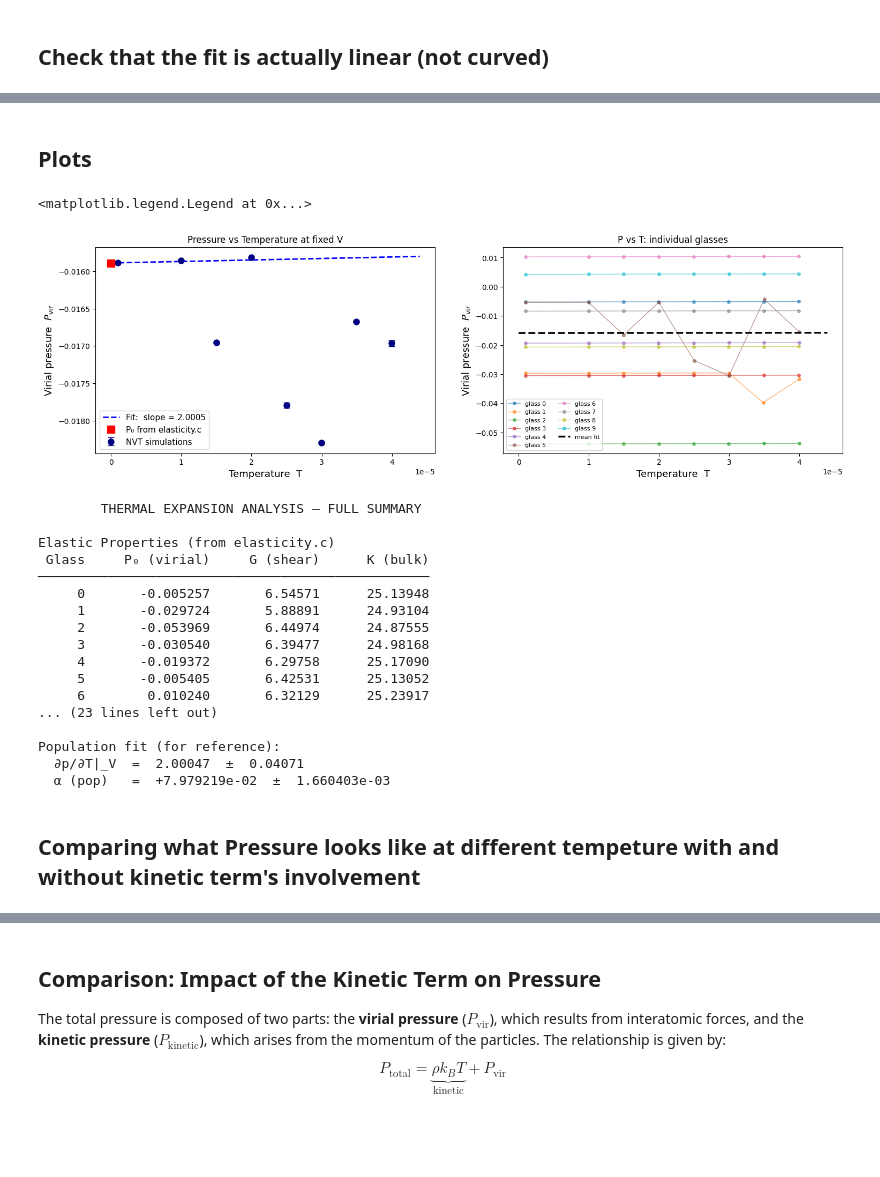
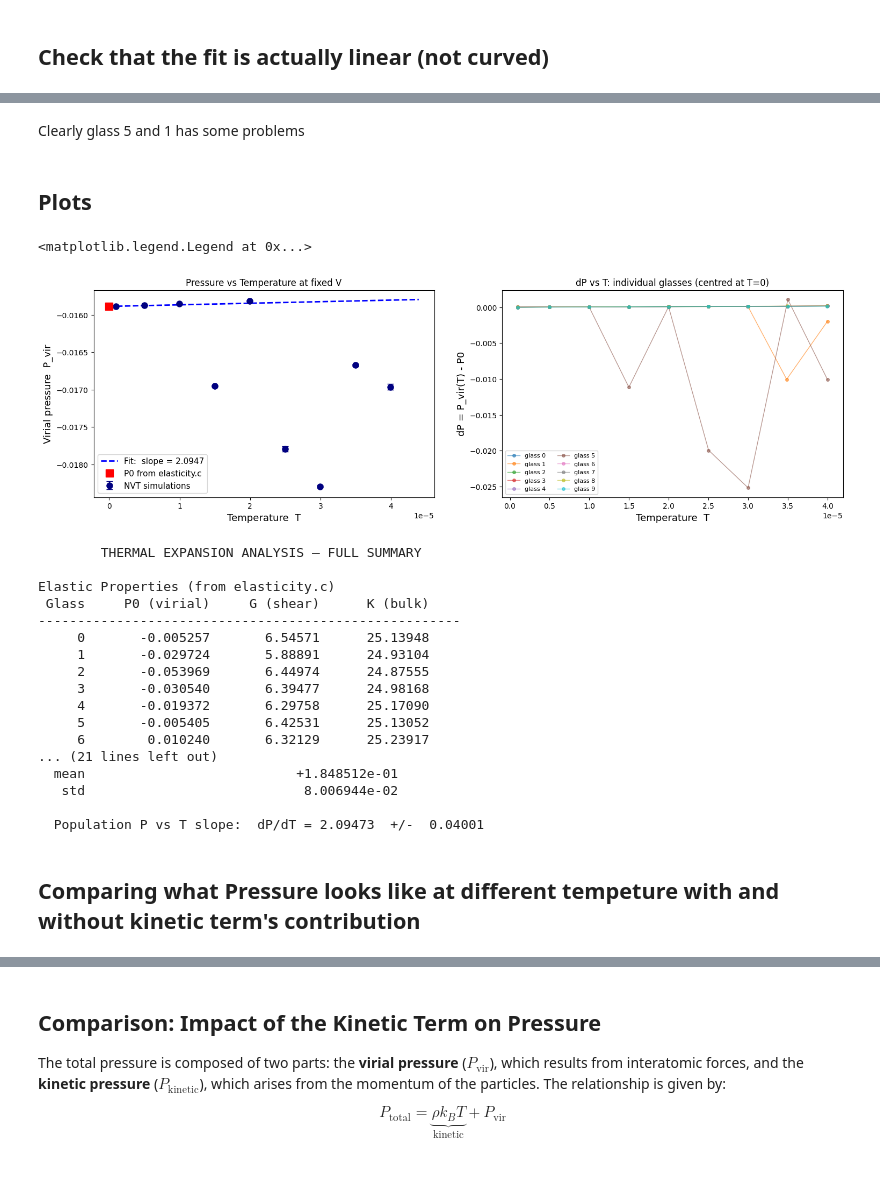
Before and after one commit to sangam28si24/glass_simulations_thermal_expansivity, a Jupyter notebook: LJ_glass/attempt_4/thermal_expansion_lj.ipynb, the cells around one changed output, grey strips where cells are left out. Cells and saved outputs as stored; diff of their text form; code cells hidden in the pictures; blank space fills up the shorter version.

```diff
--- a/LJ_glass/attempt_4/thermal_expansion_lj.ipynb
+++ b/LJ_glass/attempt_4/thermal_expansion_lj.ipynb
@@ -393,84 +411,90 @@ If its high then there's a problem
+# %% [markdown]
+Clearly glass 5 and 1 has some problems
 # %% [markdown]
 ## Plots
 # %%
 fig, axes = plt.subplots(1, 2, figsize=(18, 5))
 
-#left: P_virial vs T
+# Left: population-mean P_virial vs T (weighted fit)
+# Note: the weighted fit uses weights = 1 / SEM^2, so it is pulled strongly
+# toward the low-T points whose within-glass SEM is tiny.  High-T points sit
+# below the fit line because their larger inter-glass scatter (driven by
+# anomalous glasses 1 and 5) gives them low weight.
 ax = axes[0]
 ax.errorbar(T_arr, P_arr, yerr=E_arr, fmt='o', color='navy',
             markersize=8, capsize=4, label='NVT simulations')
 
 T_line = np.linspace(0, T_arr.max() * 1.1, 300)
 ax.plot(T_line, P0_fit + dPdT * T_line, 'b--', lw=2,
         label=f'Fit:  slope = {dPdT:.4f}')
 ax.plot(0, P0_mean, 's', color='red', markersize=10, zorder=5,
-        label=f'P₀ from elasticity.c')
+        label=f'P0 from elasticity.c')
 
 ax.set_xlabel(r'Temperature  T', fontsize=13)
-ax.set_ylabel(r'Virial pressure  $P_\mathrm{vir}$', fontsize=13)
+ax.set_ylabel(r'Virial pressure  P_vir', fontsize=13)
 ax.set_title(r'Pressure vs Temperature at fixed V')
 ax.legend(fontsize=11)
 
+# Right: per-glass delta_P = P(T) - P0[g]
+# Subtracting each glass's T=0 pressure (from elasticity.c) centres all
+# traces near 0, making the temperature-driven rise visible regardless of
+# the large spread in baseline pressures.
 ax2 = axes[1]
 
 for g in GLASSES:
     P_vals_this_glass = []
     T_vals_this_glass = []
     for T in TEMPERATURES:
         f = Path(DATA_DIR) / f'nvt_lj_T{T:.6f}_g{g}.dat'
         if f.exists():
             Tm, Pm, Pe = read_nvt(f)
             T_vals_this_glass.append(Tm)
             P_vals_this_glass.append(Pm)
     if P_vals_this_glass:
-        ax2.plot(T_vals_this_glass, P_vals_this_glass,
+        P_shifted = [p - P0[g] for p in P_vals_this_glass]
+        ax2.plot(T_vals_this_glass, P_shifted,
                  'o-', lw=1, markersize=4, alpha=0.6, label=f'glass {g}')
 
-# overlay the mean fit
-T_line = np.linspace(0, max(TEMPERATURES)*1.1, 300)
-ax2.plot(T_line, P0_fit + dPdT * T_line, 'k--', lw=2.5, label='mean fit')
-
 ax2.set_xlabel(r'Temperature  T', fontsize=13)
-ax2.set_ylabel(r'Virial pressure  $P_\mathrm{vir}$', fontsize=13)
-ax2.set_title(r'P vs T: individual glasses')
+ax2.set_ylabel(r'dP = P_vir(T) - P0', fontsize=13)
+ax2.set_title(r'dP vs T: individual glasses (centred at T=0)')
 ax2.legend(fontsize=8, ncol=2)
 # %% [output]
 <matplotlib.legend.Legend at 0x...>
-[figure, old version]
+[figure, new version]
 # %%
 print("        THERMAL EXPANSION ANALYSIS — FULL SUMMARY")
 
 print("\nElastic Properties (from elasticity.c)")
-print(f"{'Glass':>6}  {'P₀ (virial)':>14}  {'G (shear)':>12}  {'K (bulk)':>12}")
-print("─" * 50)
+print(f"{'Glass':>6}  {'P0 (virial)':>14}  {'G (shear)':>12}  {'K (bulk)':>12}")
+print("---" * 18)
 for i in range(len(serials)):
     print(f"{serials[i]:>6}  {P0[i]:>14.6f}  {G[i]:>12.5f}  {K[i]:>12.5f}")
-print("─" * 50)
+print("---" * 18)
 print(f"{'Mean':>6}  {P0_mean:>14.6f}  {G.mean():>12.5f}  {K_mean:>12.5f}")
 print(f"{'Std':>6}  {P0.std():>14.6f}  {G.std():>12.5f}  {K_std:>12.5f}")
 
 print("\nPer-glass NVT fits and alpha_numerical")
 print(f"{'Glass':>6}  {'dPdT':>10}  {'K':>10}  {'alpha_num':>14}")
-print("─" * 48)
+print("---" * 16)
 for g in GLASSES:
     if g not in alpha_numerical:
         continue
     _, dPdT_g, _, _ = pg_fit[g]
     print(f"  {g:>4}  {dPdT_g:>10.5f}  {K_per_glass[g]:>10.5f}  {alpha_numerical[g]:>+14.6e}")
-print("─" * 48)
+print("---" * 16)
 an_arr = np.array(list(alpha_numerical.values()))
 print(f"{'mean':>6}  {'':>10}  {'':>10}  {an_arr.mean():>+14.6e}")
 print(f"{'std':>6}  {'':>10}  {'':>10}  {an_arr.std():>14.6e}")
 
-print("\nPopulation fit (for reference):")
-print(f"  ∂p/∂T|_V  =  {dPdT:.5f}  ±  {dPdT_err:.5f}")
-print(f"  α (pop)   =  {alpha:+.6e}  ±  {alpha_err:.6e}")
+print()
+print(f"  Population P vs T slope:  dP/dT = {dPdT:.5f}  +/-  {dPdT_err:.5f}")
 # %% [output]
         THERMAL EXPANSION ANALYSIS — FULL SUMMARY
 
 Elastic Properties (from elasticity.c)
- Glass     P₀ (virial)     G (shear)      K (bulk)
-──────────────────────────────────────────────────
+ Glass     P0 (virial)     G (shear)      K (bulk)
+------------------------------------------------------
      0       -0.005257       6.54571      25.13948
      1       -0.029724       5.88891      24.93104
      2       -0.053969       6.44974      24.87555
@@ -478,13 +502,13 @@ Elastic Properties (from elasticity.c)
      4       -0.019372       6.29758      25.17090
      5       -0.005405       6.42531      25.13052
      6        0.010240       6.32129      25.23917
-... (23 lines left out)
+... (21 lines left out)
+  mean                           +1.848512e-01
+   std                            8.006944e-02
 
-Population fit (for reference):
-  ∂p/∂T|_V  =  2.00047  ±  0.04071
-  α (pop)   =  +7.979219e-02  ±  1.660403e-03
+  Population P vs T slope:  dP/dT = 2.09473  +/-  0.04001
 # %% [markdown]
-## Comparing what Pressure looks like at different tempeture with and without kinetic term's involvement
+## Comparing what Pressure looks like at different tempeture with and without kinetic term's contribution
 # %%
 rho = RHO  # = N/V = 0.541 for LJ glasses
 P_total_list = []
```
Also changed, not shown: parts of 14 cells of this notebook, 23 other files.
